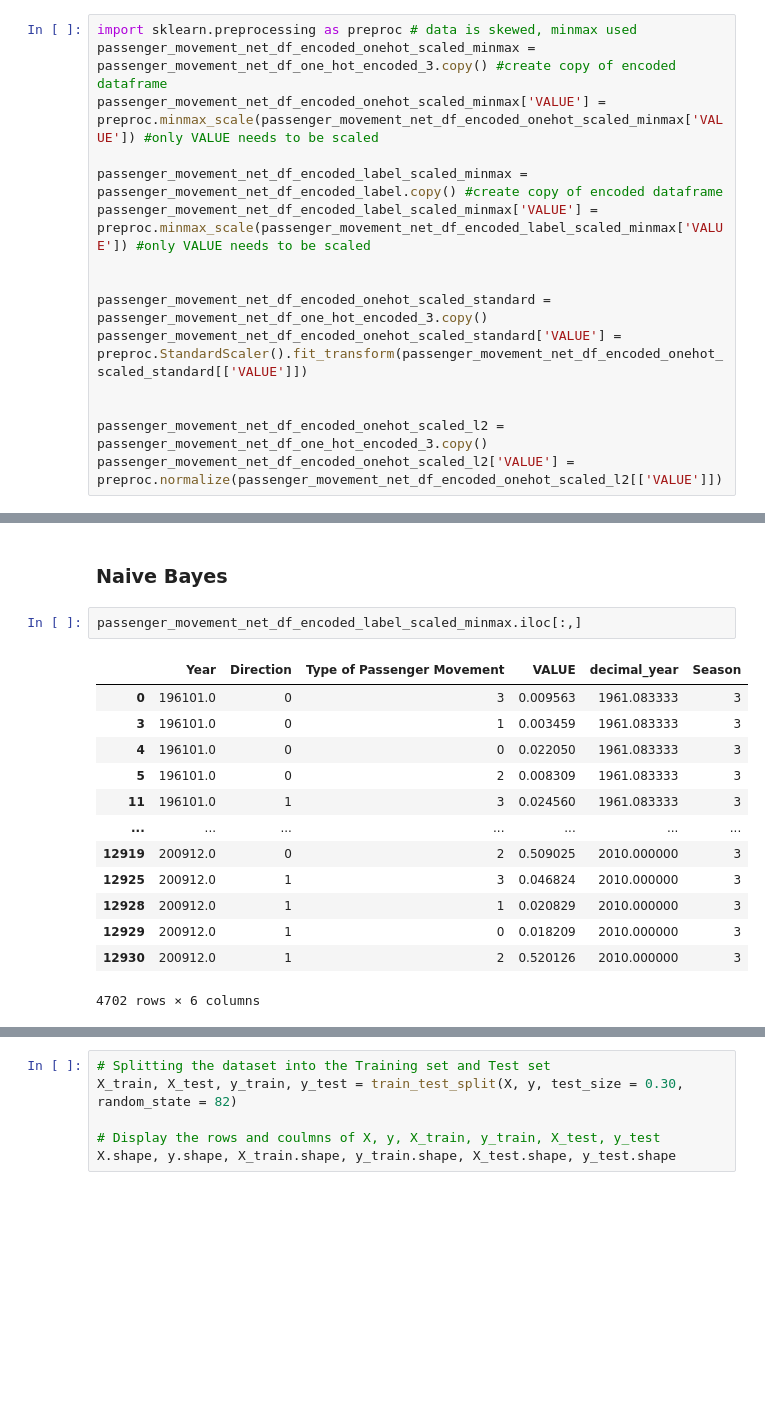
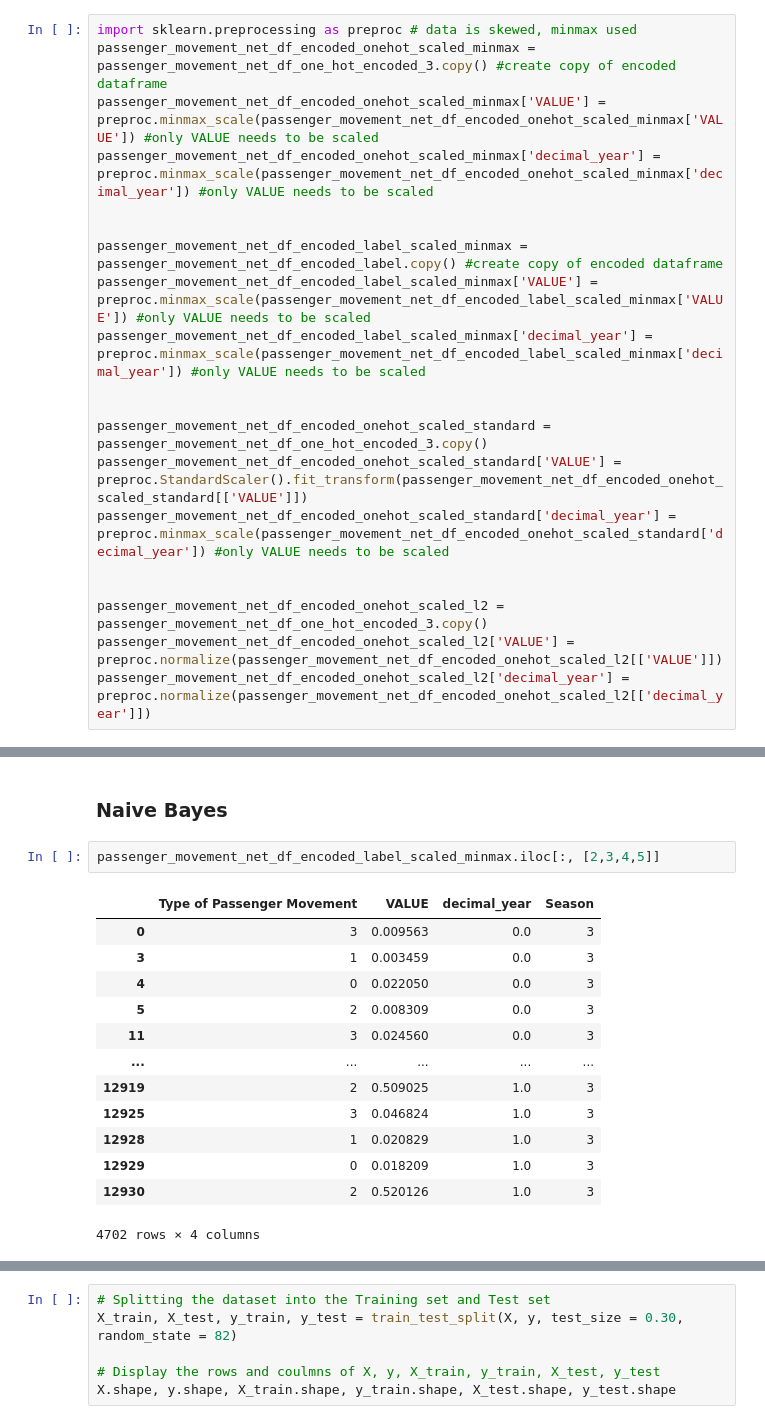
Before and after one commit to CCT-Dublin/ca1-claireobrien00, a Jupyter notebook: Passenger Movement Final.ipynb, the cells around one changed output, grey strips where cells are left out. Saved outputs shown, nothing was run; the diff lists cells and outputs as text; blank space fills up the shorter version.

```diff
--- a/Passenger Movement Final.ipynb
+++ b/Passenger Movement Final.ipynb
@@ -605,17 +647,22 @@ print(min_value, max_value)
 import sklearn.preprocessing as preproc # data is skewed, minmax used
 passenger_movement_net_df_encoded_onehot_scaled_minmax = passenger_movement_net_df_one_hot_encoded_3.copy() #create copy of encoded dataframe
 passenger_movement_net_df_encoded_onehot_scaled_minmax['VALUE'] = preproc.minmax_scale(passenger_movement_net_df_encoded_onehot_scaled_minmax['VALUE']) #only VALUE needs to be scaled
+passenger_movement_net_df_encoded_onehot_scaled_minmax['decimal_year'] = preproc.minmax_scale(passenger_movement_net_df_encoded_onehot_scaled_minmax['decimal_year']) #only VALUE needs to be scaled
+
 
 passenger_movement_net_df_encoded_label_scaled_minmax = passenger_movement_net_df_encoded_label.copy() #create copy of encoded dataframe
 passenger_movement_net_df_encoded_label_scaled_minmax['VALUE'] = preproc.minmax_scale(passenger_movement_net_df_encoded_label_scaled_minmax['VALUE']) #only VALUE needs to be scaled
+passenger_movement_net_df_encoded_label_scaled_minmax['decimal_year'] = preproc.minmax_scale(passenger_movement_net_df_encoded_label_scaled_minmax['decimal_year']) #only VALUE needs to be scaled
 
 
 passenger_movement_net_df_encoded_onehot_scaled_standard = passenger_movement_net_df_one_hot_encoded_3.copy()
 passenger_movement_net_df_encoded_onehot_scaled_standard['VALUE'] = preproc.StandardScaler().fit_transform(passenger_movement_net_df_encoded_onehot_scaled_standard[['VALUE']])
+passenger_movement_net_df_encoded_onehot_scaled_standard['decimal_year'] = preproc.minmax_scale(passenger_movement_net_df_encoded_onehot_scaled_standard['decimal_year']) #only VALUE needs to be scaled
 
 
 passenger_movement_net_df_encoded_onehot_scaled_l2 = passenger_movement_net_df_one_hot_encoded_3.copy()
 passenger_movement_net_df_encoded_onehot_scaled_l2['VALUE'] = preproc.normalize(passenger_movement_net_df_encoded_onehot_scaled_l2[['VALUE']])
+passenger_movement_net_df_encoded_onehot_scaled_l2['decimal_year'] = preproc.normalize(passenger_movement_net_df_encoded_onehot_scaled_l2[['decimal_year']])
 # %%
 fig, axs = plt.subplots(2,2,  figsize=(10, 5))
 
@@ -1069,19 +1129,19 @@ print(e_net.coef_, e_net.intercept_)
 # %% [markdown]
 ### Naive Bayes
 # %%
-passenger_movement_net_df_encoded_label_scaled_minmax.iloc[:,]
+passenger_movement_net_df_encoded_label_scaled_minmax.iloc[:, [2,3,4,5]]
 # %% [output]
-|  | Year | Direction | Type of Passenger Movement | VALUE | decimal_year | Season |
-| 0 | 196101.0 | 0 | 3 | 0.009563 | 1961.083333 | 3 |
-| 3 | 196101.0 | 0 | 1 | 0.003459 | 1961.083333 | 3 |
-| 4 | 196101.0 | 0 | 0 | 0.022050 | 1961.083333 | 3 |
-| 5 | 196101.0 | 0 | 2 | 0.008309 | 1961.083333 | 3 |
-| 11 | 196101.0 | 1 | 3 | 0.024560 | 1961.083333 | 3 |
-| ... | ... | ... | ... | ... | ... | ... |
-| 12919 | 200912.0 | 0 | 2 | 0.509025 | 2010.000000 | 3 |
-| 12925 | 200912.0 | 1 | 3 | 0.046824 | 2010.000000 | 3 |
-| 12928 | 200912.0 | 1 | 1 | 0.020829 | 2010.000000 | 3 |
-| 12929 | 200912.0 | 1 | 0 | 0.018209 | 2010.000000 | 3 |
-| 12930 | 200912.0 | 1 | 2 | 0.520126 | 2010.000000 | 3 |
+|  | Type of Passenger Movement | VALUE | decimal_year | Season |
+| 0 | 3 | 0.009563 | 0.0 | 3 |
+| 3 | 1 | 0.003459 | 0.0 | 3 |
+| 4 | 0 | 0.022050 | 0.0 | 3 |
+| 5 | 2 | 0.008309 | 0.0 | 3 |
+| 11 | 3 | 0.024560 | 0.0 | 3 |
+| ... | ... | ... | ... | ... |
+| 12919 | 2 | 0.509025 | 1.0 | 3 |
+| 12925 | 3 | 0.046824 | 1.0 | 3 |
+| 12928 | 1 | 0.020829 | 1.0 | 3 |
+| 12929 | 0 | 0.018209 | 1.0 | 3 |
+| 12930 | 2 | 0.520126 | 1.0 | 3 |
-4702 rows × 6 columns
+4702 rows × 4 columns
 # %%
```
Also changed, not shown: parts of 71 cells of this notebook, 7 other files.
